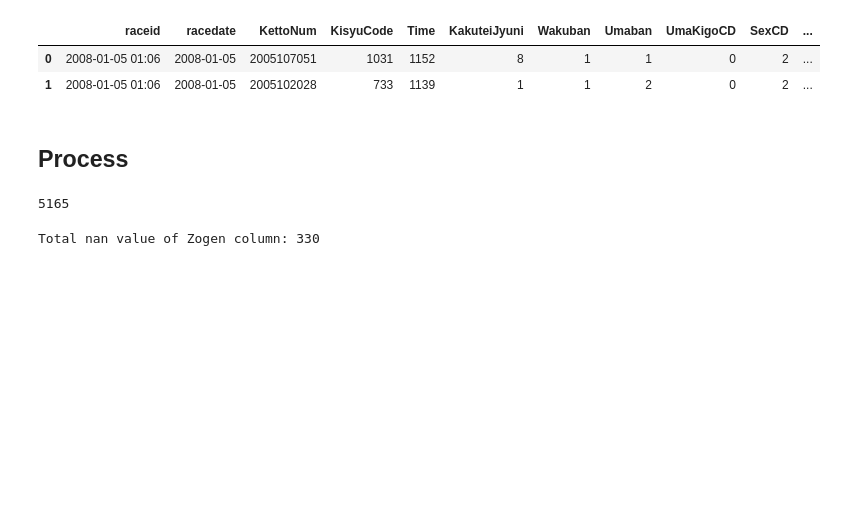
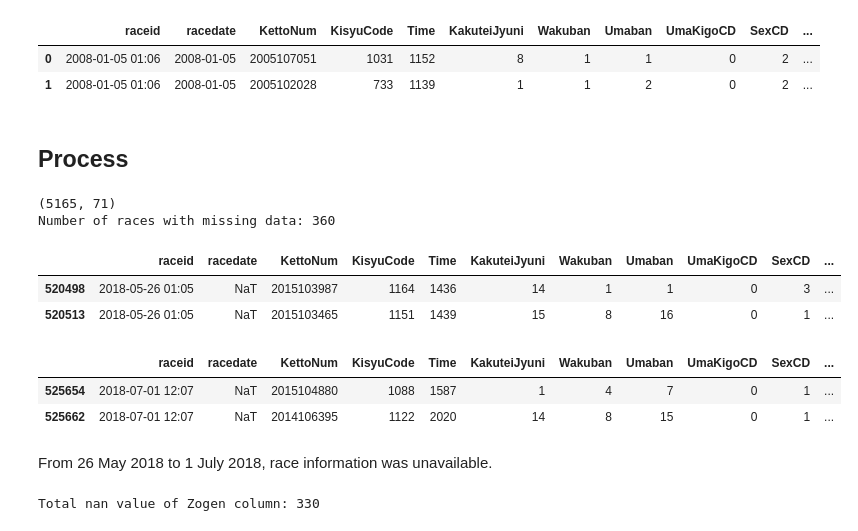
Before and after one commit to danhngan/Horse_racing_prediction, a Jupyter notebook: notebook/firstlooking.ipynb, the cells around one changed output. Drawn from its saved outputs; the diff is of its cells as text; code cells hidden in the pictures; blank space fills up the shorter version.

```diff
--- a/notebook/firstlooking.ipynb
+++ b/notebook/firstlooking.ipynb
@@ -300,10 +306,25 @@ df_merged.head(2)
 | 1 | 2008-01-05 01:06 | 2008-01-05 | 2005102028 | 733 | 1139 | 1 | 1 | 2 | 0 | 2 | ... |
 # %% [markdown]
 ## Process
-# %%
-df_merged['racedate'].isna().sum()
-# %% [output]
-5165
+# %%
+nan_df = df_merged[df_merged['racedate'].isna()]
+print(nan_df.shape)
+print('Number of races with missing data:', nan_df['raceid'].nunique())
+nan_df.sort_values('raceid').head(2)
+# %% [output]
+(5165, 71)
+Number of races with missing data: 360
+|  | raceid | racedate | KettoNum | KisyuCode | Time | KakuteiJyuni | Wakuban | Umaban | UmaKigoCD | SexCD | ... |
+| 520498 | 2018-05-26 01:05 | NaT | 2015103987 | 1164 | 1436 | 14 | 1 | 1 | 0 | 3 | ... |
+| 520513 | 2018-05-26 01:05 | NaT | 2015103465 | 1151 | 1439 | 15 | 8 | 16 | 0 | 1 | ... |
+# %%
+nan_df.sort_values('raceid').tail(2)
+# %% [output]
+|  | raceid | racedate | KettoNum | KisyuCode | Time | KakuteiJyuni | Wakuban | Umaban | UmaKigoCD | SexCD | ... |
+| 525654 | 2018-07-01 12:07 | NaT | 2015104880 | 1088 | 1587 | 1 | 4 | 7 | 0 | 1 | ... |
+| 525662 | 2018-07-01 12:07 | NaT | 2014106395 | 1122 | 2020 | 14 | 8 | 15 | 0 | 1 | ... |
+# %% [markdown]
+From 26 May 2018 to 1 July 2018, race information was unavailable.
 # %%
 # drop rows with nan values
 df_merged.dropna(axis=0, inplace=True)
```
Also changed, not shown: parts of 4 cells of this notebook, 2 other files.
